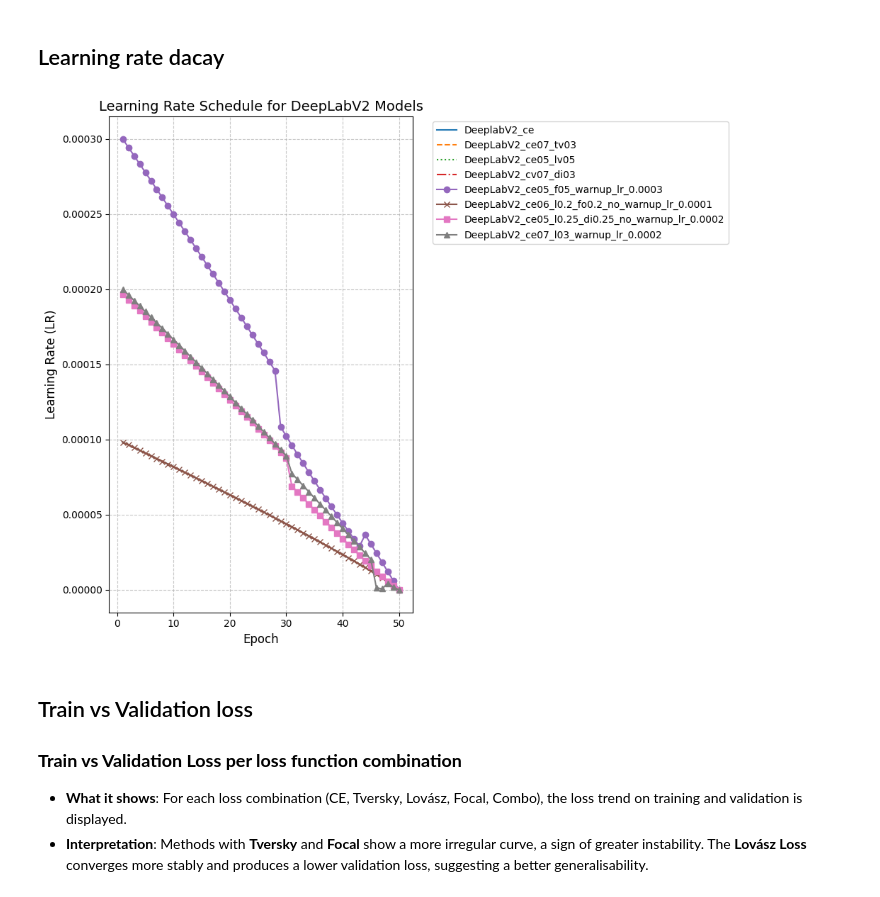
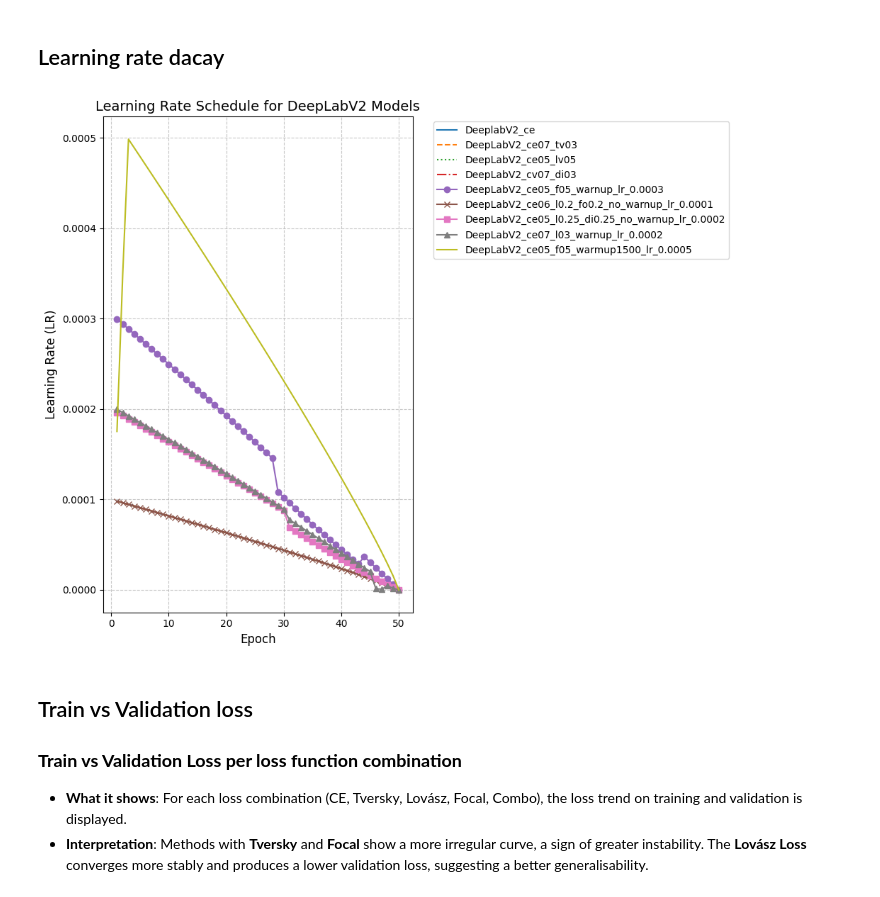
Before and after one commit to elisabettaroviera/MLDL-Project, a Jupyter notebook: read_me/DeepLabV2.ipynb, the cells around one changed output. Cells and saved outputs as stored; diff of their text form; code cells hidden in the pictures.

```diff
--- a/read_me/DeepLabV2.ipynb
+++ b/read_me/DeepLabV2.ipynb
@@ -228,7 +228,8 @@ file_names = [
     "DeepLabV2_ce05_f05_warnup_lr_0.0003.csv",
     "DeepLabV2_ce06_l0.2_fo0.2_no_warnup_lr_0.0001.csv",
     "DeepLabV2_ce05_l0.25_di0.25_no_warnup_lr_0.0002.csv",
-    "DeepLabV2_ce07_l03_warnup_lr_0.0002.csv"
+    "DeepLabV2_ce07_l03_warnup_lr_0.0002.csv",
+    "DeepLabV2_ce05_f05_warmup1500_lr_0.0005.csv"
 ]
 
 # Define a list of different line styles and markers to cycle through
@@ -247,34 +248,34 @@ for i, file_name in enumerate(file_names):
         # oppure specifica il percorso completo del file:
         # df = pd.read_csv(os.path.join("C:/Percorso/Alla/Tua/Cartella/", file_name))
         df = pd.read_csv(file_name)
 
         # Estrai le colonne 'epoch' e 'lr'
         if 'epoch' in df.columns and 'lr' in df.columns:
             epochs = df['epoch']
             lrs = df['lr']
 
             # Usa il nome del file (senza estensione) per la legenda
             label = os.path.splitext(file_name)[0]
 
             # Disegna la linea con lo stile/marcatore assegnato
             plt.plot(epochs, lrs, current_style, label=label, linewidth=1.5) # Aggiunto linewidth per chiarezza
         else:
             print(f"Saltando '{file_name}': Colonne 'epoch' o 'lr' mancanti.")
     except FileNotFoundError:
         print(f"Errore: File '{file_name}' non trovato. Assicurati che sia nella directory corretta.")
     except Exception as e:
         print(f"Si è verificato un errore durante l'elaborazione di '{file_name}': {e}")
 
 plt.xlabel("Epoch", fontsize=12)
 plt.ylabel("Learning Rate (LR)", fontsize=12)
 plt.title("Learning Rate Schedule for DeepLabV2 Models", fontsize=14)
 # Posiziona la legenda fuori dal grafico, adatta il layout per fare spazio
 plt.legend(bbox_to_anchor=(1.05, 1), loc='upper left', fontsize=10)
 plt.grid(True, linestyle='--', alpha=0.7) # Migliorata la visibilità della griglia
 plt.tight_layout(rect=[0, 0, 0.85, 1]) # Adatta il layout per fare spazio alla legenda sulla destra
 plt.show()
 # %% [output]
-[figure, old version]
+[figure, new version]
 # %% [markdown]
 ## Train vs Validation loss
 ### **Train vs Validation Loss per loss function combination**
```
Also changed, not shown: parts of 7 cells of this notebook, 3 other files.
